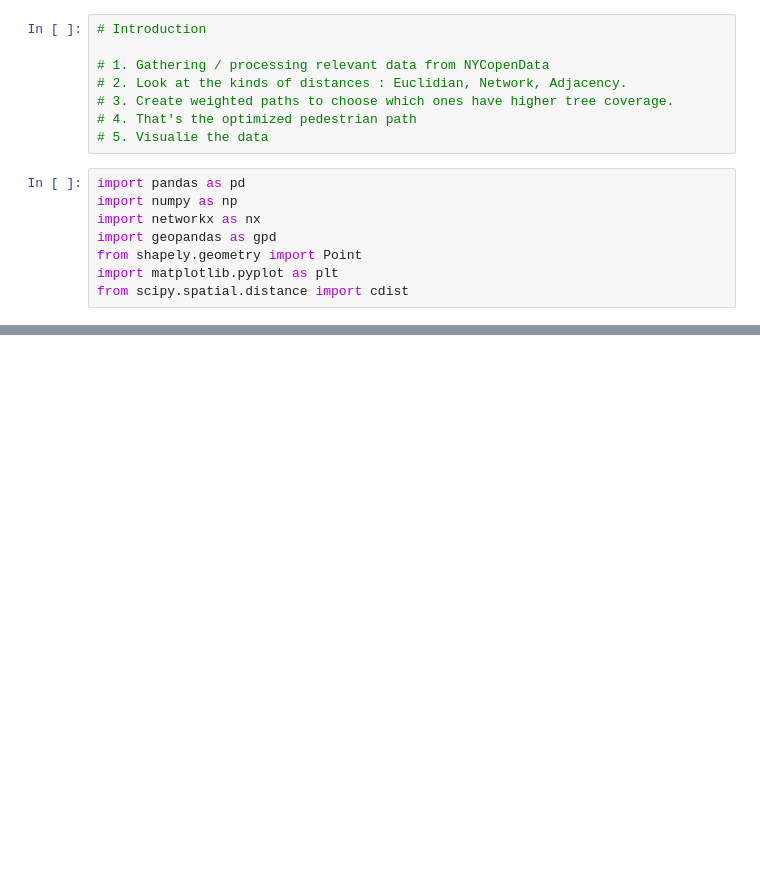
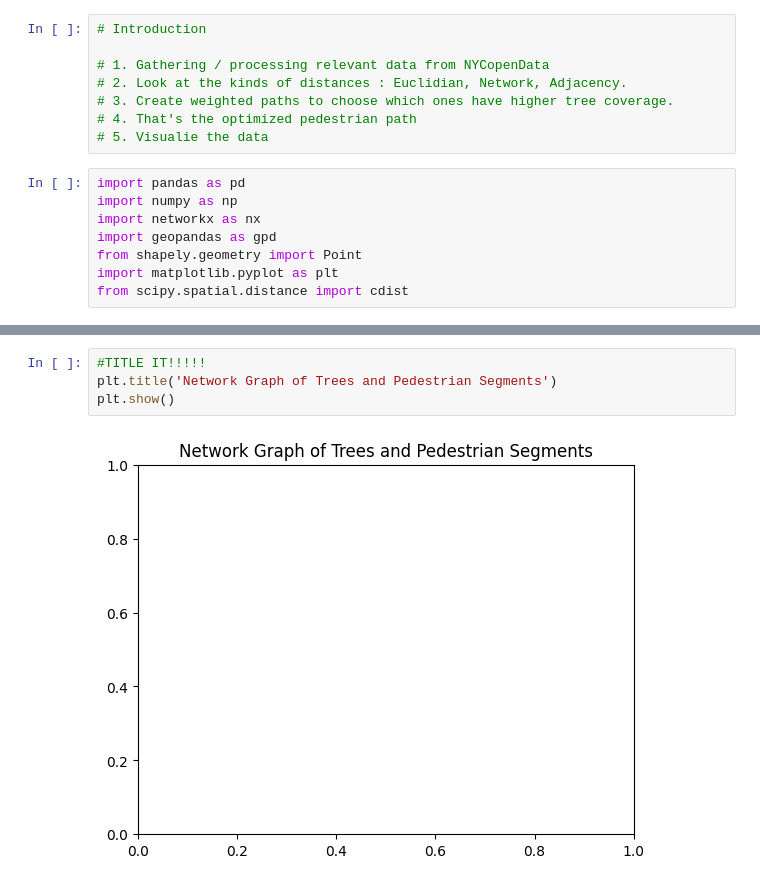
Before and after one commit to badriyahs/cdp-mapping-systems, a Jupyter notebook: Assignments/03_networks.ipynb, the cells around one changed output, grey strips where cells are left out. Drawn from its saved outputs; the diff is of its cells as text; blank space fills up the shorter version.

```diff
--- a/Assignments/03_networks.ipynb
+++ b/Assignments/03_networks.ipynb
@@ -580,0 +748,6 @@ tree_data['health'] = pd.to_numeric(tree_data['health'], errors='coerce').fillna
+# %%
+#TITLE IT!!!!!
+plt.title('Network Graph of Trees and Pedestrian Segments')
+plt.show()
+# %% [output]
+[figure, added]
```
Also changed, not shown: parts of 23 cells of this notebook, 2 other files.
